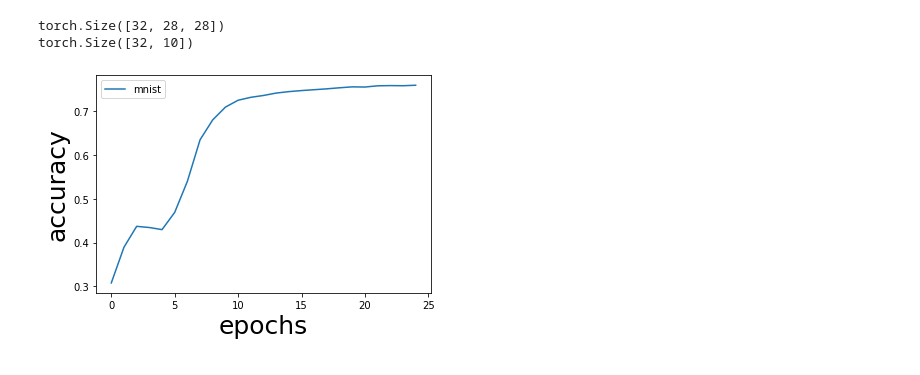
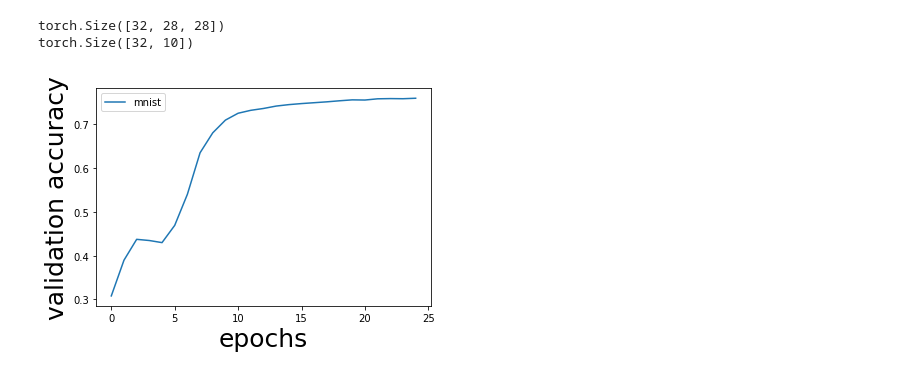
Before and after one commit to clam004/intro_continual_learning, a Jupyter notebook: START_HERE.ipynb, the cells around one changed output. Drawn from its saved outputs; the diff is of its cells as text; code cells hidden in the pictures.

```diff
--- a/START_HERE.ipynb
+++ b/START_HERE.ipynb
@@ -225,9 +225,9 @@ train_loss, val_acc,  model = baseline_training(
 # %%
 plt.figure()
 plt.xlabel('epochs', fontsize=25)
-plt.ylabel('accuracy', fontsize=25)
+plt.ylabel('validation accuracy', fontsize=25)
 plt.plot(val_acc, label='mnist')
 plt.legend()
 plt.show()
 # %% [output]
-[figure, old version]
+[figure, new version]
```
Also changed, not shown: parts of 4 cells of this notebook, 1 other file.
